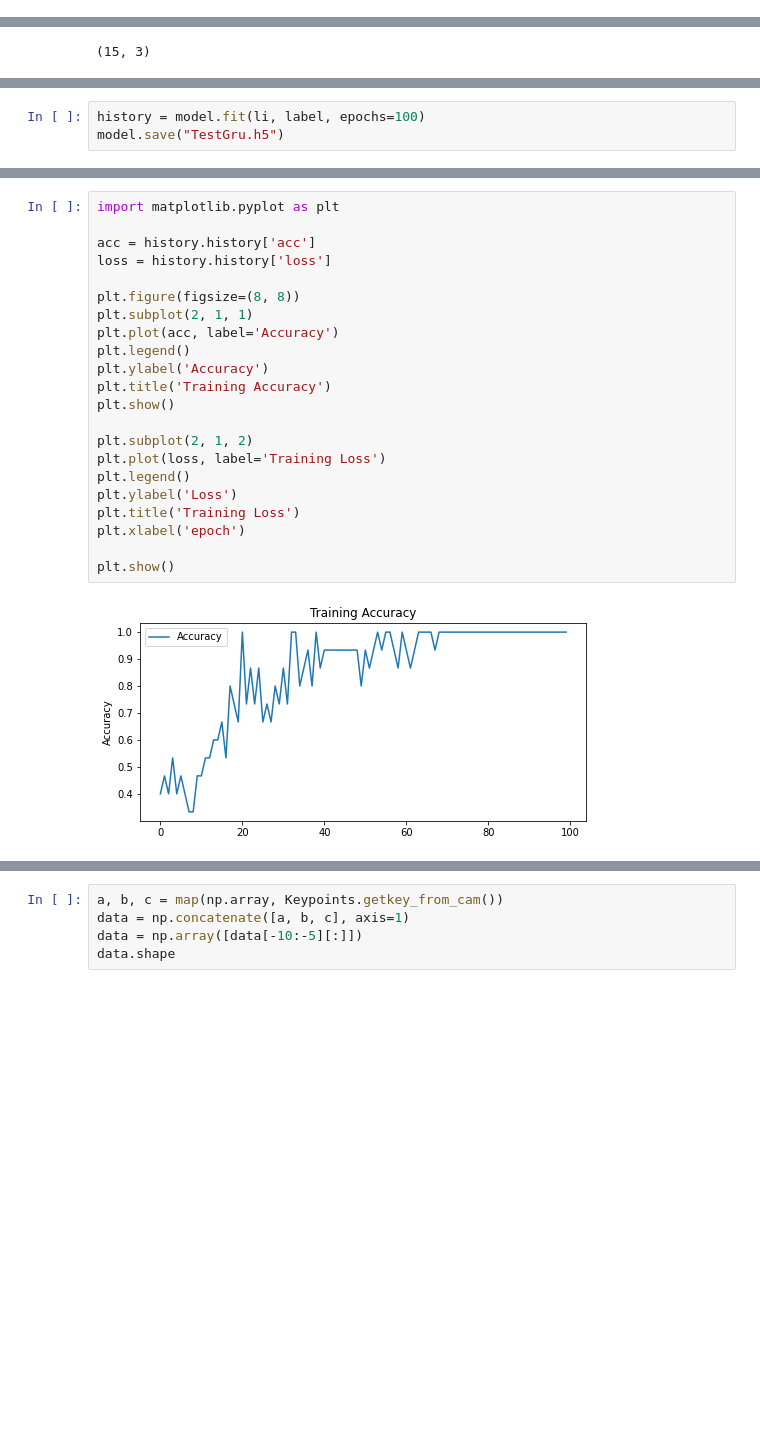
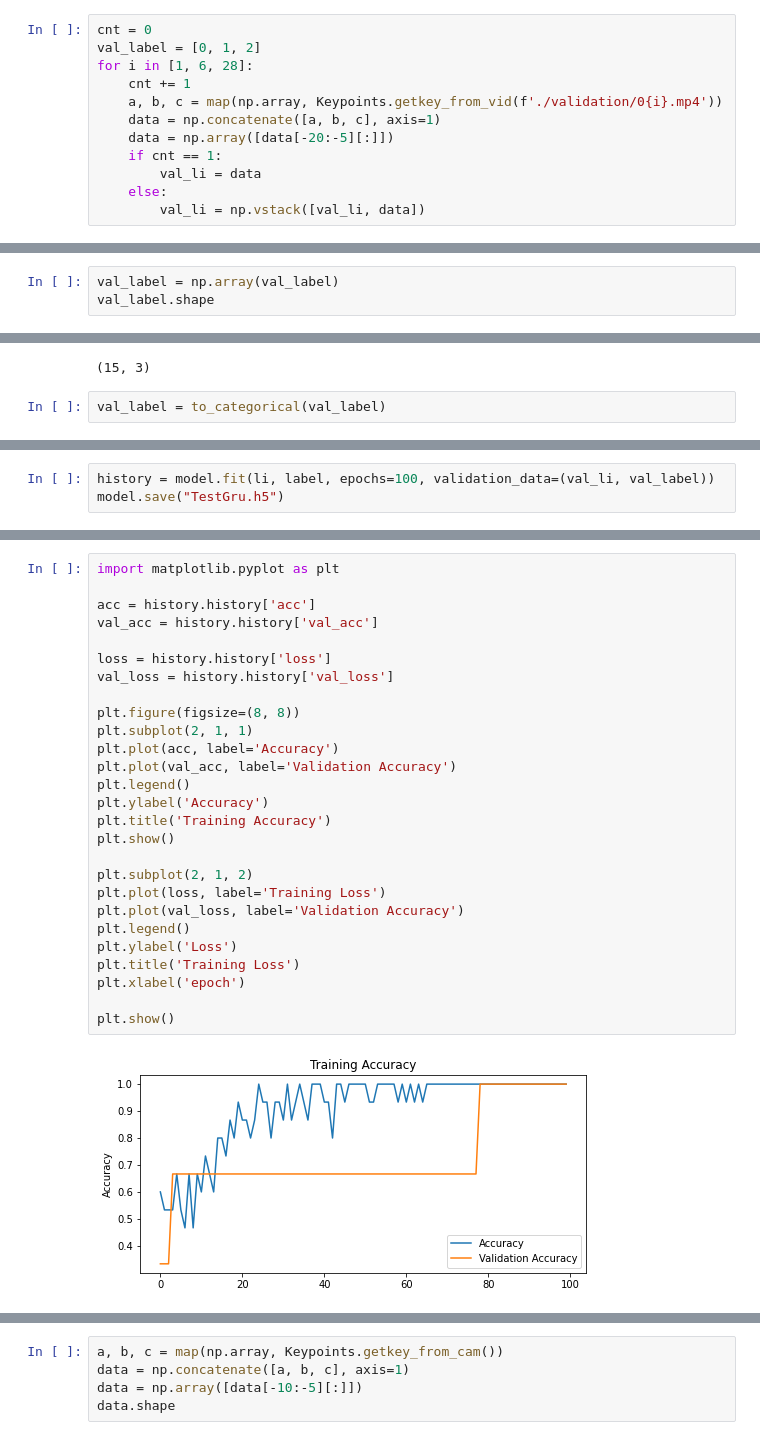
Before and after one commit to joon0725/RnE, a Jupyter notebook: src/예제/TFRNN.ipynb, the cells around one changed output, grey strips where cells are left out. Saved outputs shown, nothing was run; the diff lists cells and outputs as text; blank space fills up the shorter version.

```diff
--- a/src/예제/TFRNN.ipynb
+++ b/src/예제/TFRNN.ipynb
@@ -45,6 +45,18 @@ Data Loading... 12/15
 Data Loading... 13/15
 Data Loading... 14/15
 Data Loading... 15/15
+# %%
+cnt = 0
+val_label = [0, 1, 2]
+for i in [1, 6, 28]:
+    cnt += 1
+    a, b, c = map(np.array, Keypoints.getkey_from_vid(f'./validation/0{i}.mp4'))
+    data = np.concatenate([a, b, c], axis=1)
+    data = np.array([data[-20:-5][:]])
+    if cnt == 1:
+        val_li = data
+    else:
+        val_li = np.vstack([val_li, data])
 # %%
 li.shape
 # %% [output]
@@ -51,0 +68,3 @@ li.shape
+# %%
+val_label = np.array(val_label)
+val_label.shape
@@ -71,6 +92,8 @@ label.shape
  [0. 0. 1.]
  [0. 1. 0.]]
 (15, 3)
+# %%
+val_label = to_categorical(val_label)
 # %%
 import tensorflow as tf
 
@@ -101,7 +124,7 @@ Trainable params: 21,603
 Non-trainable params: 0
 _________________________________________________________________
 # %%
-history = model.fit(li, label, epochs=100)
+history = model.fit(li, label, epochs=100, validation_data=(val_li, val_label))
 model.save("TestGru.h5")
 # %% [output]
 Epoch 1/100
@@ -124,24 +147,29 @@ Epoch 100/100
 # %%
 import matplotlib.pyplot as plt
 
 acc = history.history['acc']
+val_acc = history.history['val_acc']
+
 loss = history.history['loss']
+val_loss = history.history['val_loss']
 
 plt.figure(figsize=(8, 8))
 plt.subplot(2, 1, 1)
 plt.plot(acc, label='Accuracy')
+plt.plot(val_acc, label='Validation Accuracy')
 plt.legend()
 plt.ylabel('Accuracy')
 plt.title('Training Accuracy')
 plt.show()
 
 plt.subplot(2, 1, 2)
 plt.plot(loss, label='Training Loss')
+plt.plot(val_loss, label='Validation Accuracy')
 plt.legend()
 plt.ylabel('Loss')
 plt.title('Training Loss')
 plt.xlabel('epoch')
 
 plt.show()
 # %% [output]
-[figure, old version]
+[figure, new version]
```
Also changed, not shown: parts of 6 cells of this notebook, 5 other files.
